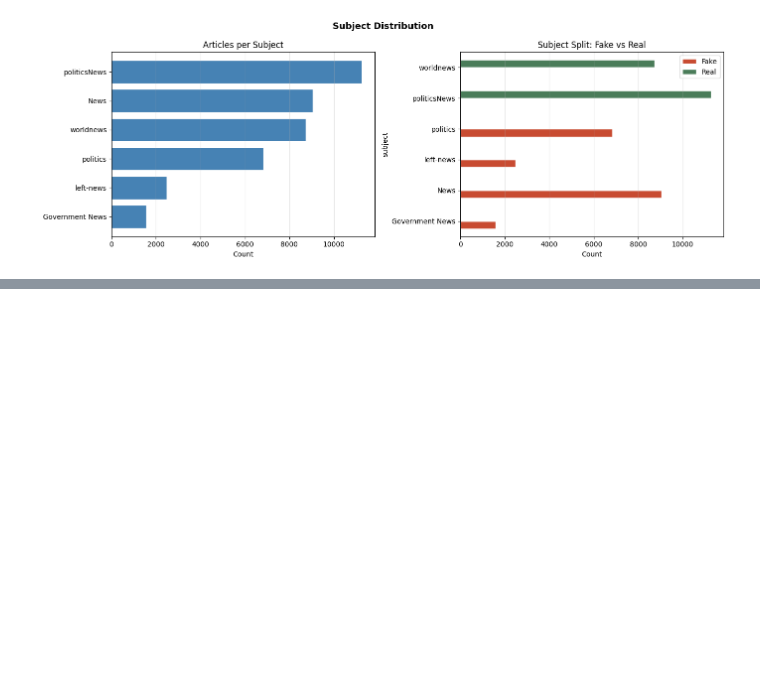
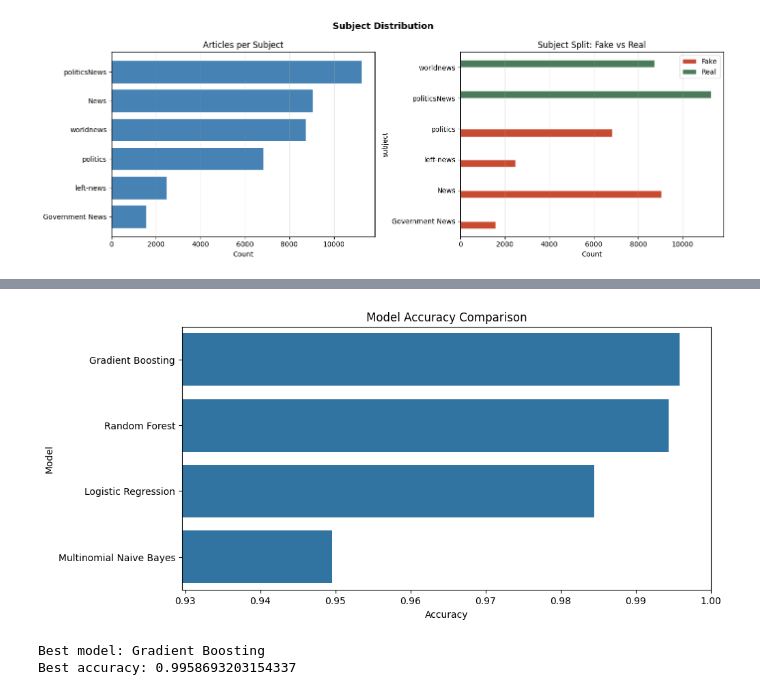
Before and after one commit to mithilamp/project-nlp-challenge, a Jupyter notebook: NLP_news.ipynb, the cells around one changed output, grey strips where cells are left out. Cells and saved outputs as stored; diff of their text form; code cells hidden in the pictures; blank space fills up the shorter version.

```diff
--- a/NLP_news.ipynb
+++ b/NLP_news.ipynb
@@ -231,0 +288,21 @@ Name: count, dtype: int64
+# %%
+# ══════════════════════════════════════════════════════════════════
+# 7. Train/Test Split
+
+# 80% training data
+# 20% test data
+
+# stratify = y keeps the class propotion similar in both sets. This avoids accidentally creating a training or test set with an unbalanced label distribution.
+
+# ══════════════════════════════════════════════════════════════════
+
+X_train, X_test, y_train, y_test = train_test_split( X, y, test_size = 0.2, random_state=42, stratify=y)
+
+print("Train:" , X_train.shape, y_train.shape)
+print("Test:", X_test.shape, y_test.shape)
+
+print("\nTrain label distribution:")
+print(y_train.value_counts(normalize=True).round(4))
+
+print("\nTest label distribution:")
+print(y_test.value_counts(normalize=True).round(4))
@@ -231,0 +423,27 @@ Name: count, dtype: int64
+# %%
+# ══════════════════════════════════════════════════════════════════
+# 10. Visualize model comparison
+# ══════════════════════════════════════════════════════════════════
+
+plt.figure(figsize=(10,5))
+sns.barplot(data=results_df, x="accuracy", y="model")
+plt.title("Model Accuracy Comparison")
+plt.xlabel("Accuracy")
+plt.ylabel("Model")
+plt.xlim(max(0, results_df["accuracy"].min()-0.02), 1.0)
+plt.show()
+# %% [output]
+[figure, added]
+# %%
+# ══════════════════════════════════════════════════════════════════
+# 11. Select the best model => Model with highest test accuracy
+# ══════════════════════════════════════════════════════════════════
+
+best_model_name = results_df.loc[0, "model"]
+best_pipeline = trained_pipelines[best_model_name]
+
+print("Best model:", best_model_name)
+print("Best accuracy:", results_df.loc[0, "accuracy"])
+# %% [output]
+Best model: Gradient Boosting
+Best accuracy: 0.9958693203154337
```
Also changed, not shown: parts of 8 cells of this notebook, 3 other files.
